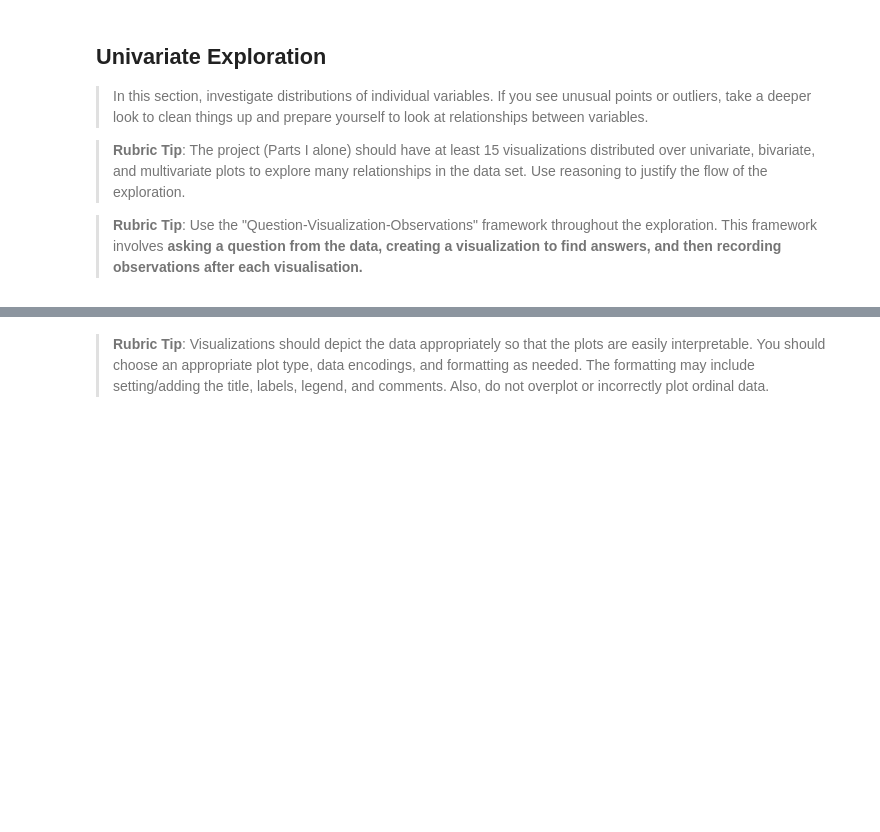
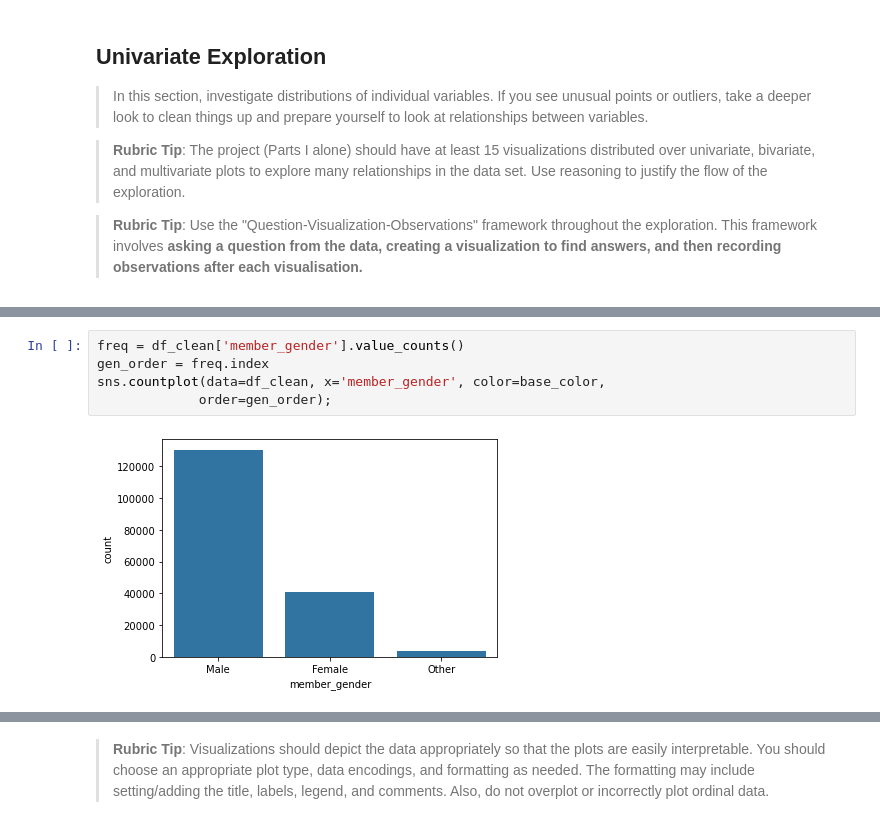
Before and after one commit to jjjeorgee/ALX-T, a Jupyter notebook: Project 03 - Data Visualization/Part_I_exploration.ipynb, the cells around one changed output, grey strips where cells are left out. Drawn from its saved outputs; the diff is of its cells as text; blank space fills up the shorter version.

```diff
--- a/Project 03 - Data Visualization/Part_I_exploration.ipynb
+++ b/Project 03 - Data Visualization/Part_I_exploration.ipynb
@@ -259,0 +278,7 @@ and prepare yourself to look at relationships between variables.
+# %%
+freq = df_clean['member_gender'].value_counts()
+gen_order = freq.index
+sns.countplot(data=df_clean, x='member_gender', color=base_color,
+             order=gen_order);
+# %% [output]
+[figure, added]
```
Also changed, not shown: parts of 8 cells of this notebook.
